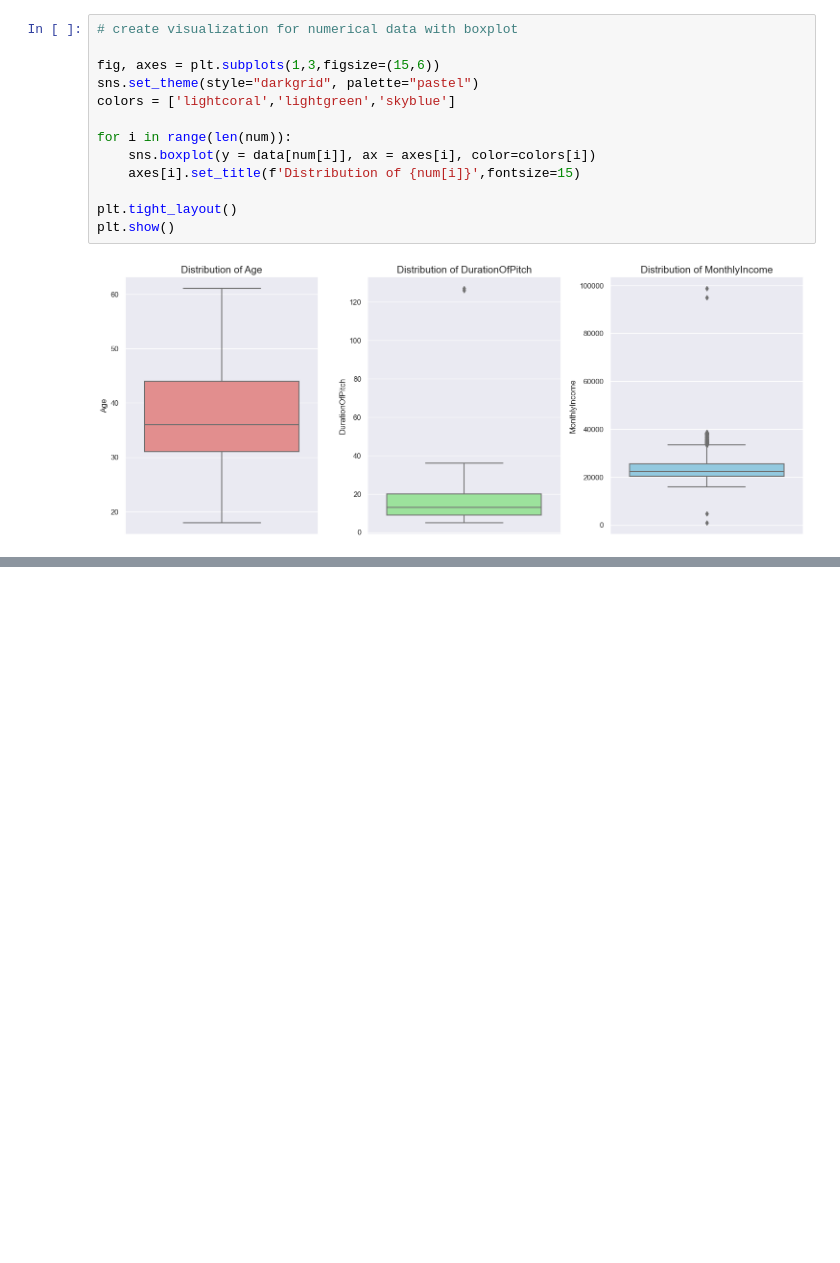
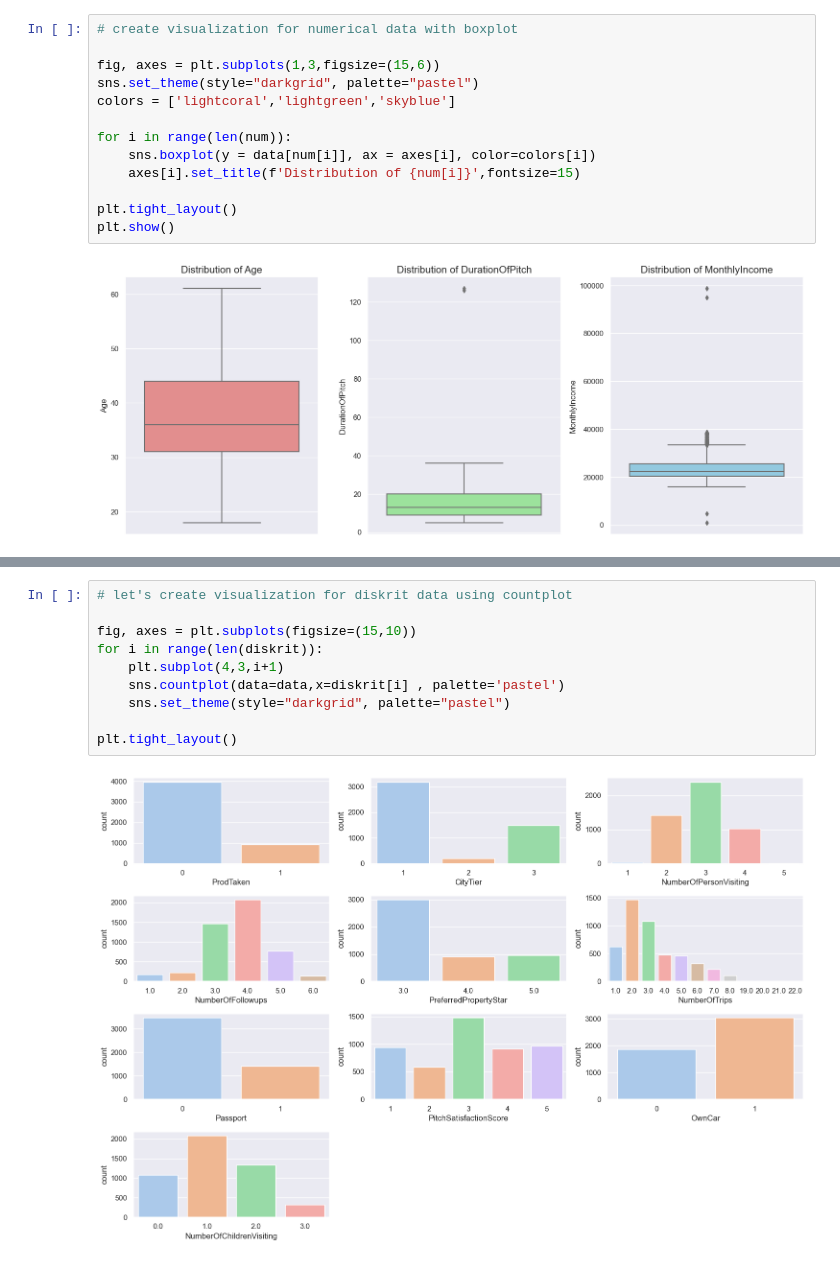
Before and after one commit to masendhy/Holiday_Package_Prediction, a Jupyter notebook: Untitled.ipynb, the cells around one changed output, grey strips where cells are left out. Cells and saved outputs as stored; diff of their text form; blank space fills up the shorter version.

```diff
--- a/Untitled.ipynb
+++ b/Untitled.ipynb
@@ -266,0 +280,12 @@ plt.show()
+# %%
+# let's create visualization for diskrit data using countplot
+
+fig, axes = plt.subplots(figsize=(15,10))
+for i in range(len(diskrit)):
+    plt.subplot(4,3,i+1)
+    sns.countplot(data=data,x=diskrit[i] , palette='pastel')
+    sns.set_theme(style="darkgrid", palette="pastel")
+
+plt.tight_layout()
+# %% [output]
+[figure, added]
```
Also changed, not shown: parts of 7 cells of this notebook.
